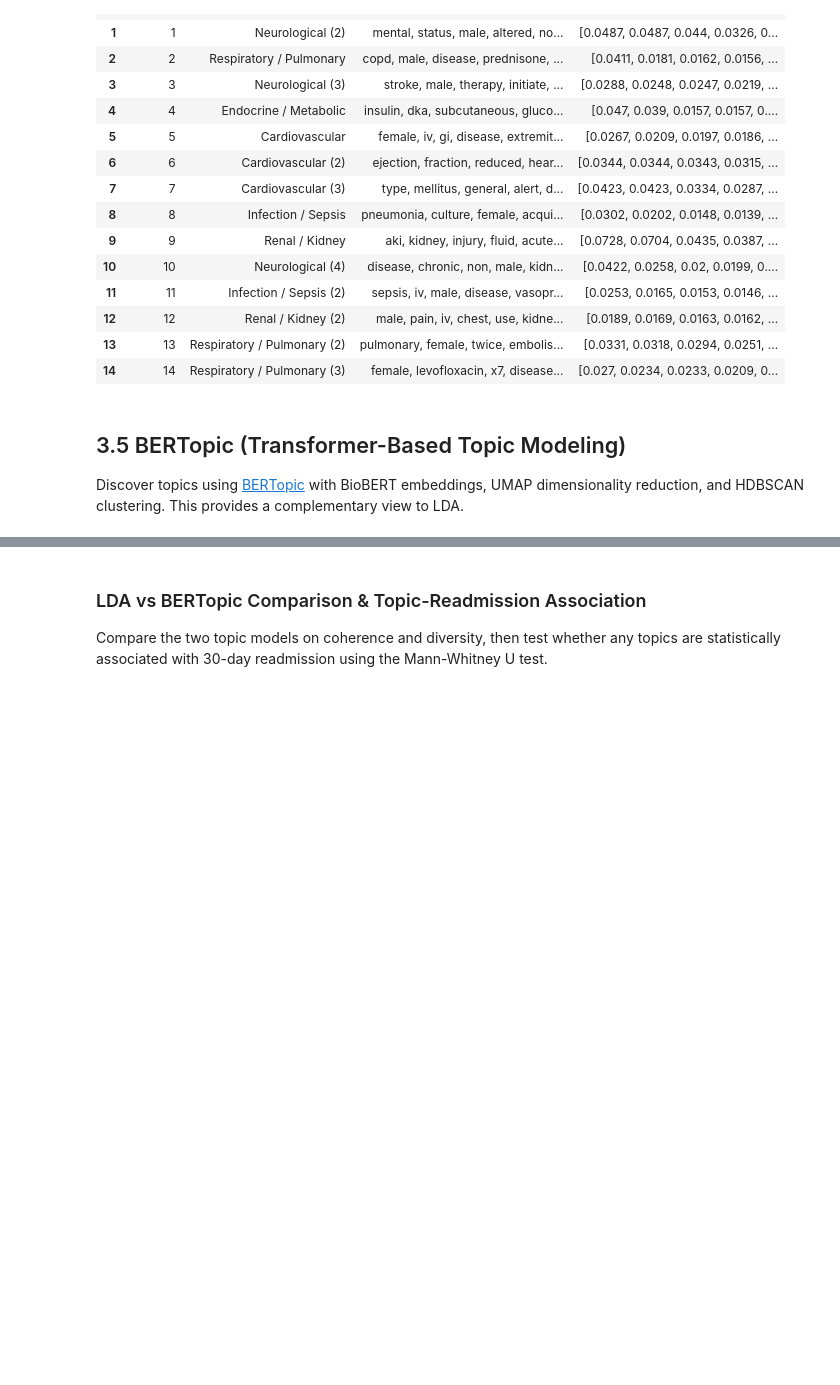
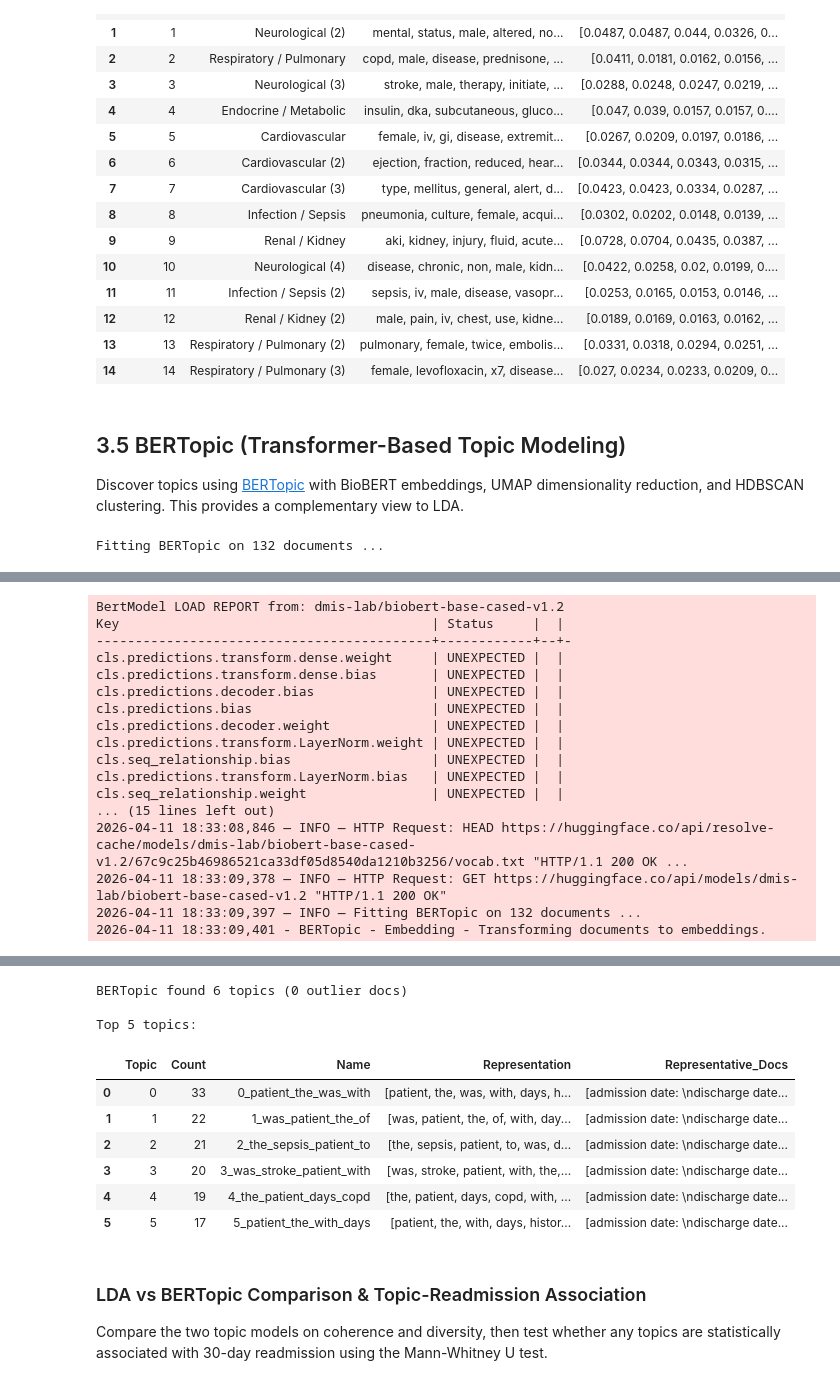
Before and after one commit to IamPrashantBhattarai/Clinical-NLP, a Jupyter notebook: notebooks/full_pipeline.ipynb, the cells around one changed output, grey strips where cells are left out. Saved outputs shown, nothing was run; the diff lists cells and outputs as text; code cells hidden in the pictures; blank space fills up the shorter version.

```diff
--- a/notebooks/full_pipeline.ipynb
+++ b/notebooks/full_pipeline.ipynb
@@ -284,8 +308,9 @@ if bertopic_model is not None:
     n_topics = len(topic_info[topic_info["Topic"] != -1])
     n_outliers = (bt_topics.count(-1)) if isinstance(bt_topics, list) else int((np.array(bt_topics) == -1).sum())
     print(f"BERTopic found {n_topics} topics ({n_outliers} outlier docs)")
-    print(f"
-Top 5 topics:")
+    print(f"\nTop 5 topics:")
     display(topic_info.head(6))
 else:
     print("BERTopic not available (missing dependencies).")
+# %% [output]
+Fitting BERTopic on 132 documents ...
@@ -291,0 +329,17 @@ else:
+BertModel LOAD REPORT from: dmis-lab/biobert-base-cased-v1.2
+Key                                        | Status     |  |
+-------------------------------------------+------------+--+-
+cls.predictions.transform.dense.weight     | UNEXPECTED |  |
+cls.predictions.transform.dense.bias       | UNEXPECTED |  |
+cls.predictions.decoder.bias               | UNEXPECTED |  |
+cls.predictions.bias                       | UNEXPECTED |  |
+cls.predictions.decoder.weight             | UNEXPECTED |  |
+cls.predictions.transform.LayerNorm.weight | UNEXPECTED |  |
+cls.seq_relationship.bias                  | UNEXPECTED |  |
+cls.predictions.transform.LayerNorm.bias   | UNEXPECTED |  |
+cls.seq_relationship.weight                | UNEXPECTED |  |
+... (15 lines left out)
+2026-04-11 18:33:08,846 — INFO — HTTP Request: HEAD https://huggingface.co/api/resolve-cache/models/dmis-lab/biobert-base-cased-v1.2/67c9c25b46986521ca33df05d8540da1210b3256/vocab.txt "HTTP/1.1 200 OK ...
+2026-04-11 18:33:09,378 — INFO — HTTP Request: GET https://huggingface.co/api/models/dmis-lab/biobert-base-cased-v1.2 "HTTP/1.1 200 OK"
+2026-04-11 18:33:09,397 — INFO — Fitting BERTopic on 132 documents ...
+2026-04-11 18:33:09,401 - BERTopic - Embedding - Transforming documents to embeddings.
@@ -292,3 +354,13 @@ else:
+BERTopic found 6 topics (0 outlier docs)
+
+Top 5 topics:
+|  | Topic | Count | Name | Representation | Representative_Docs |
+| 0 | 0 | 33 | 0_patient_the_was_with | [patient, the, was, with, days, h... | [admission date: \ndischarge date... |
+| 1 | 1 | 22 | 1_was_patient_the_of | [was, patient, the, of, with, day... | [admission date: \ndischarge date... |
+| 2 | 2 | 21 | 2_the_sepsis_patient_to | [the, sepsis, patient, to, was, d... | [admission date: \ndischarge date... |
+| 3 | 3 | 20 | 3_was_stroke_patient_with | [was, stroke, patient, with, the,... | [admission date: \ndischarge date... |
+| 4 | 4 | 19 | 4_the_patient_days_copd | [the, patient, days, copd, with, ... | [admission date: \ndischarge date... |
+| 5 | 5 | 17 | 5_patient_the_with_days | [patient, the, with, days, histor... | [admission date: \ndischarge date... |
 # %% [markdown]
 ### LDA vs BERTopic Comparison & Topic-Readmission Association
 
```
Also changed, not shown: parts of 20 cells of this notebook, 13 other files.
